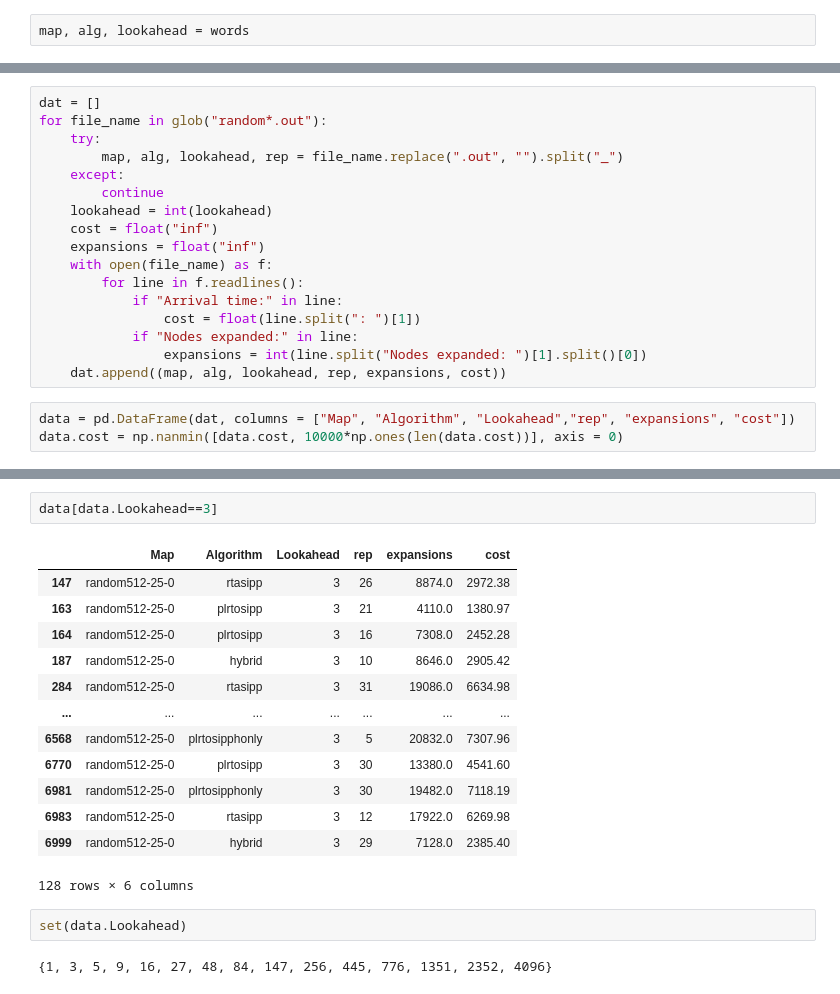
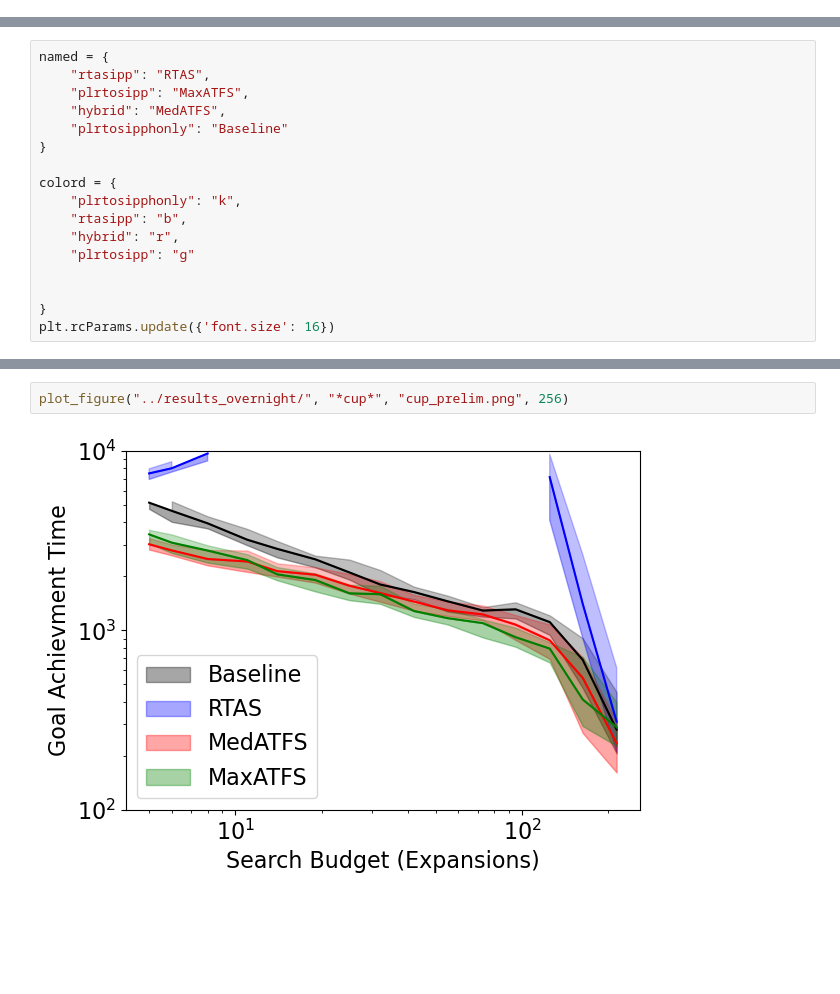
Before and after one commit to dwthomas/atSIPP, a Jupyter notebook: scripts/plots.ipynb, the cells around one changed output, grey strips where cells are left out. Drawn from its saved outputs; the diff is of its cells as text; blank space fills up the shorter version.

Commit message:
plotting

```diff
--- a/scripts/plots.ipynb
+++ b/scripts/plots.ipynb
@@ -12,2 +13,0 @@ words = file_name.replace(".out", "").split("_")
-# %%
-map, alg, lookahead = words
@@ -16,20 +14,17 @@ ValueError: too many values to unpack (expected 3)
-# %%
-dat = []
-for file_name in glob("random*.out"):
-    try:
-        map, alg, lookahead, rep = file_name.replace(".out", "").split("_")
-    except:
-        continue
-    lookahead = int(lookahead)
-    cost = float("inf")
-    expansions = float("inf")
-    with open(file_name) as f:
-        for line in f.readlines():
-            if "Arrival time:" in line:
-                cost = float(line.split(": ")[1])
-            if "Nodes expanded:" in line:
-                expansions = int(line.split("Nodes expanded: ")[1].split()[0])
-    dat.append((map, alg, lookahead, rep, expansions, cost))
-# %%
-data = pd.DataFrame(dat, columns = ["Map", "Algorithm", "Lookahead","rep", "expansions", "cost"])
-data.cost = np.nanmin([data.cost, 10000*np.ones(len(data.cost))], axis = 0)
+# %%
+named = {
+    "rtasipp": "RTAS",
+    "plrtosipp": "MaxATFS",
+    "hybrid": "MedATFS",
+    "plrtosipphonly": "Baseline"
+}
+
+colord = {
+    "plrtosipphonly": "k",
+    "rtasipp": "b",
+    "hybrid": "r",
+    "plrtosipp": "g"
+
+
+}
+plt.rcParams.update({'font.size': 16})
@@ -62,20 +86,4 @@ plt.savefig("example.png")
-# %%
-data[data.Lookahead==3]
-# %% [output]
-|  | Map | Algorithm | Lookahead | rep | expansions | cost |
-| 147 | random512-25-0 | rtasipp | 3 | 26 | 8874.0 | 2972.38 |
-| 163 | random512-25-0 | plrtosipp | 3 | 21 | 4110.0 | 1380.97 |
-| 164 | random512-25-0 | plrtosipp | 3 | 16 | 7308.0 | 2452.28 |
-| 187 | random512-25-0 | hybrid | 3 | 10 | 8646.0 | 2905.42 |
-| 284 | random512-25-0 | rtasipp | 3 | 31 | 19086.0 | 6634.98 |
-| ... | ... | ... | ... | ... | ... | ... |
-| 6568 | random512-25-0 | plrtosipphonly | 3 | 5 | 20832.0 | 7307.96 |
-| 6770 | random512-25-0 | plrtosipp | 3 | 30 | 13380.0 | 4541.60 |
-| 6981 | random512-25-0 | plrtosipphonly | 3 | 30 | 19482.0 | 7118.19 |
-| 6983 | random512-25-0 | rtasipp | 3 | 12 | 17922.0 | 6269.98 |
-| 6999 | random512-25-0 | hybrid | 3 | 29 | 7128.0 | 2385.40 |
-128 rows × 6 columns
-# %%
-set(data.Lookahead)
-# %% [output]
-{1, 3, 5, 9, 16, 27, 48, 84, 147, 256, 445, 776, 1351, 2352, 4096}
+# %%
+plot_figure("../results_overnight/", "*cup*", "cup_prelim.png", 256)
+# %% [output]
+[figure, added]
```
Also changed, not shown: parts of 10 cells of this notebook, 1 other file.
